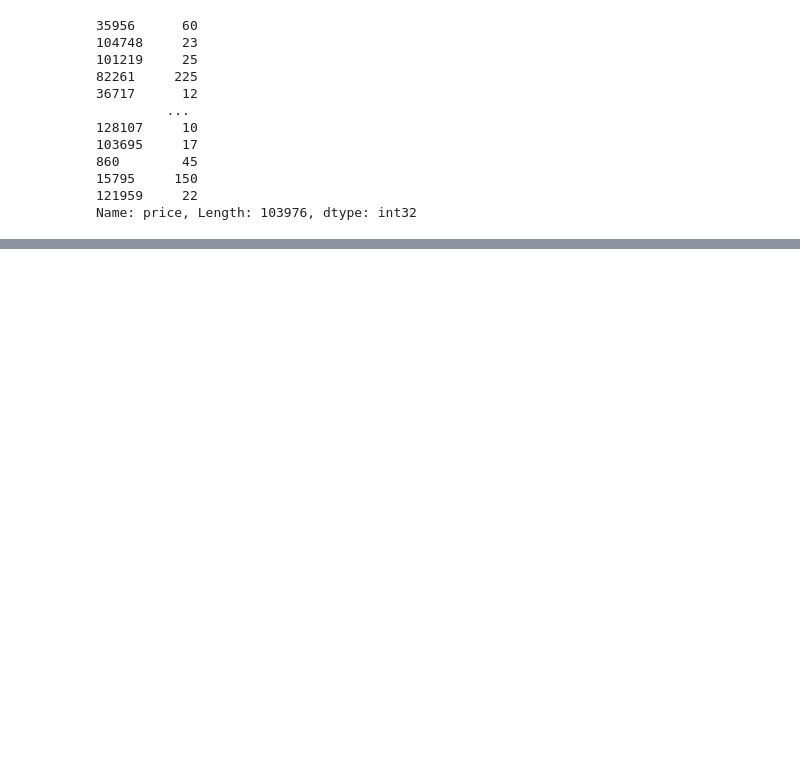
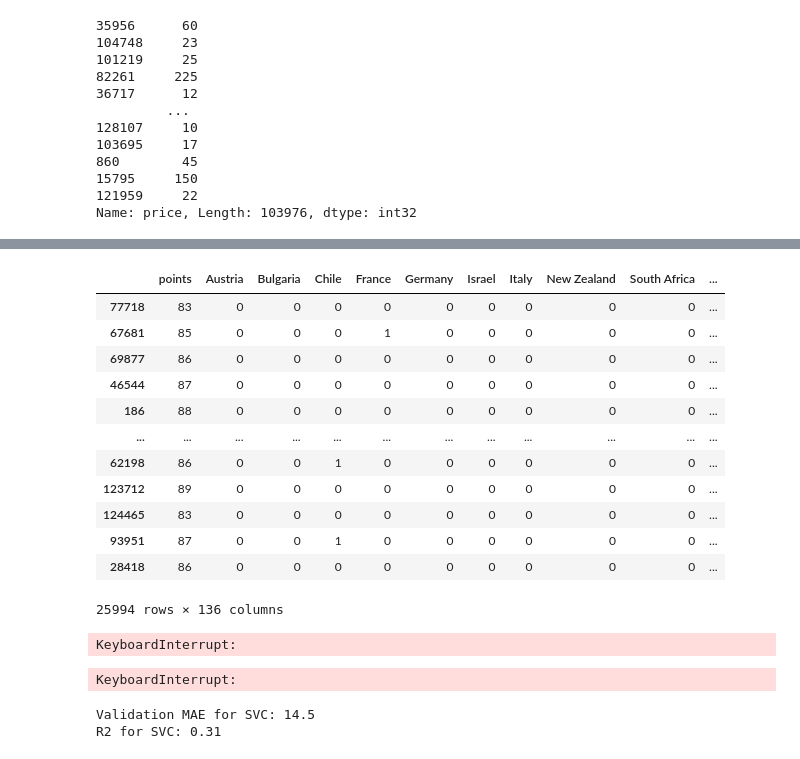
Before and after one commit to avdosev/7-semestr, a Jupyter notebook: AI System/sem/Untitled.ipynb, the cells around one changed output, grey strips where cells are left out. Drawn from its saved outputs; the diff is of its cells as text; code cells hidden in the pictures; blank space fills up the shorter version.

```diff
--- a/AI System/sem/Untitled.ipynb
+++ b/AI System/sem/Untitled.ipynb
@@ -263,6 +303,28 @@ X_train
+# %%
+X_test
+# %% [output]
+|  | points | Austria | Bulgaria | Chile | France | Germany | Israel | Italy | New Zealand | South Africa | ... |
+| 77718 | 83 | 0 | 0 | 0 | 0 | 0 | 0 | 0 | 0 | 0 | ... |
+| 67681 | 85 | 0 | 0 | 0 | 1 | 0 | 0 | 0 | 0 | 0 | ... |
+| 69877 | 86 | 0 | 0 | 0 | 0 | 0 | 0 | 0 | 0 | 0 | ... |
+| 46544 | 87 | 0 | 0 | 0 | 0 | 0 | 0 | 0 | 0 | 0 | ... |
+| 186 | 88 | 0 | 0 | 0 | 0 | 0 | 0 | 0 | 0 | 0 | ... |
+| ... | ... | ... | ... | ... | ... | ... | ... | ... | ... | ... | ... |
+| 62198 | 86 | 0 | 0 | 1 | 0 | 0 | 0 | 0 | 0 | 0 | ... |
+| 123712 | 89 | 0 | 0 | 0 | 0 | 0 | 0 | 0 | 0 | 0 | ... |
+| 124465 | 83 | 0 | 0 | 0 | 0 | 0 | 0 | 0 | 0 | 0 | ... |
+| 93951 | 87 | 0 | 0 | 1 | 0 | 0 | 0 | 0 | 0 | 0 | ... |
+| 28418 | 86 | 0 | 0 | 0 | 0 | 0 | 0 | 0 | 0 | 0 | ... |
+25994 rows × 136 columns
 # %%
-model = LinearRegression()
-model.fit(X_train,y_train)
+model = GradientBoostingClassifier()
+model.fit(X_train, y_train)
 val_predictions = model.predict(X_test)
 
-model.score(X_test,y_test)
+val_mae = mean_absolute_error(val_predictions, y_test)
+R_squ = rf_model.score(X_test,y_test)
+
+print("Validation MAE for GradientBoostingClassifier: {:.1f}".format(val_mae))
+print("R2 for GradientBoostingClassifier: {:.2f}".format(R_squ))
+# %% [output]
+KeyboardInterrupt:
@@ -272,0 +331,27 @@ model.score(X_train, y_train)
+# %%
+model = SVC(gamma='auto')
+model.fit(X_train, y_train)
+val_predictions = model.predict(X_test)
+
+val_mae = mean_absolute_error(val_predictions, y_test)
+R_squ = rf_model.score(X_test,y_test)
+
+print("Validation MAE for SVC: {:.1f}".format(val_mae))
+print("R2 for SVC: {:.2f}".format(R_squ))
+# %% [output]
+KeyboardInterrupt:
+# %%
+from sklearn.neural_network import MLPRegressor
+
+model = MLPRegressor()
+model.fit(X_train, y_train)
+val_predictions = model.predict(X_test)
+
+val_mae = mean_absolute_error(val_predictions, y_test)
+R_squ = rf_model.score(X_test,y_test)
+
+print("Validation MAE for CNN: {:.1f}".format(val_mae))
+print("R2 for CNN: {:.2f}".format(R_squ))
+# %% [output]
+Validation MAE for SVC: 14.5
+R2 for SVC: 0.31
```
Also changed, not shown: parts of 20 cells of this notebook, 3 other files.
